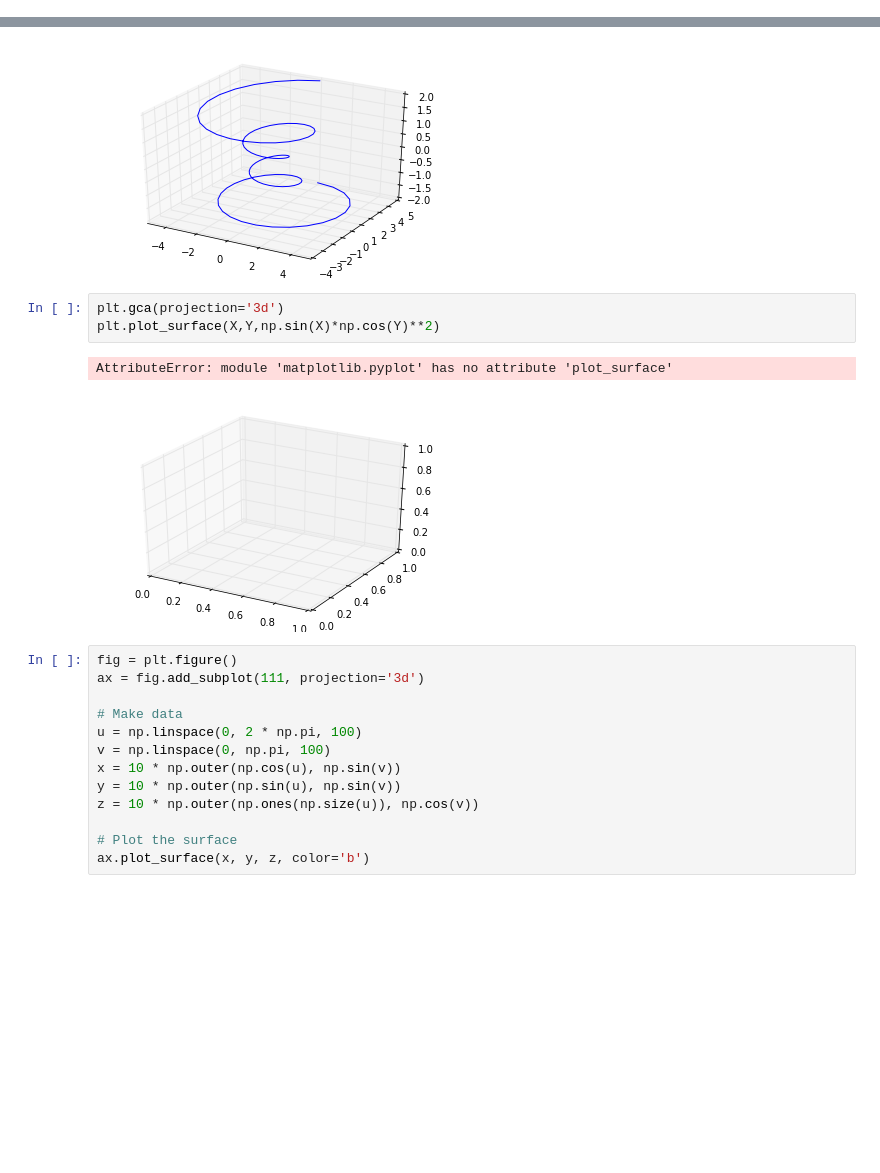
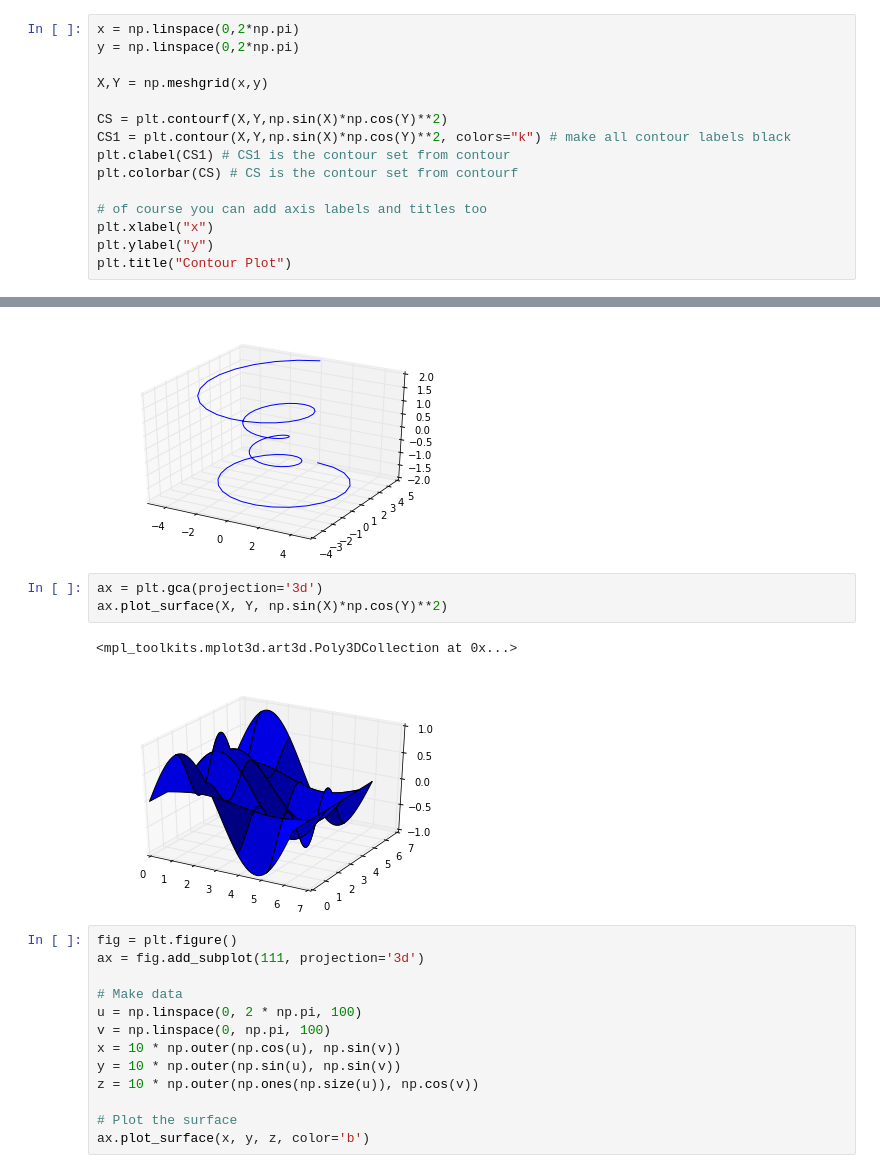
Before and after one commit to lukasbystricky/ISC-3313, a Jupyter notebook: lectures/chapter3/3-more_matplotlib.ipynb, the cells around one changed output, grey strips where cells are left out. Drawn from its saved outputs; the diff is of its cells as text; blank space fills up the shorter version.

```diff
--- a/lectures/chapter3/3-more_matplotlib.ipynb
+++ b/lectures/chapter3/3-more_matplotlib.ipynb
@@ -118,0 +149,15 @@ plt.colorbar(CS)
+# %%
+x = np.linspace(0,2*np.pi)
+y = np.linspace(0,2*np.pi)
+
+X,Y = np.meshgrid(x,y)
+
+CS = plt.contourf(X,Y,np.sin(X)*np.cos(Y)**2)
+CS1 = plt.contour(X,Y,np.sin(X)*np.cos(Y)**2, colors="k") # make all contour labels black
+plt.clabel(CS1) # CS1 is the contour set from contour
+plt.colorbar(CS) # CS is the contour set from contourf
+
+# of course you can add axis labels and titles too
+plt.xlabel("x")
+plt.ylabel("y")
+plt.title("Contour Plot")
@@ -132,11 +184,11 @@ plt.plot(x, y, z)
 [<mpl_toolkits.mplot3d.art3d.Line3D at 0x...>]
 [figure]
 # %%
-plt.gca(projection='3d')
-plt.plot_surface(X,Y,np.sin(X)*np.cos(Y)**2)
+ax = plt.gca(projection='3d')
+ax.plot_surface(X, Y, np.sin(X)*np.cos(Y)**2)
 # %% [output]
-AttributeError: module 'matplotlib.pyplot' has no attribute 'plot_surface'
+<mpl_toolkits.mplot3d.art3d.Poly3DCollection at 0x...>
-[figure, old version]
+[figure, new version]
 # %%
 fig = plt.figure()
 ax = fig.add_subplot(111, projection='3d')
```
Also changed, not shown: parts of 11 cells of this notebook.
